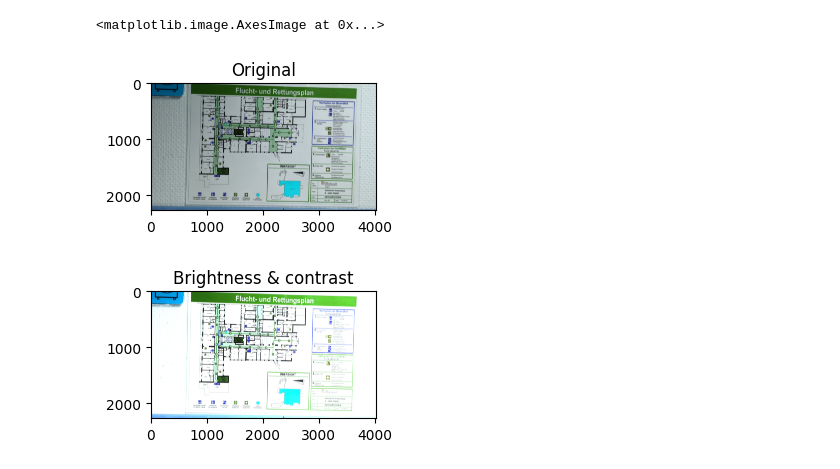
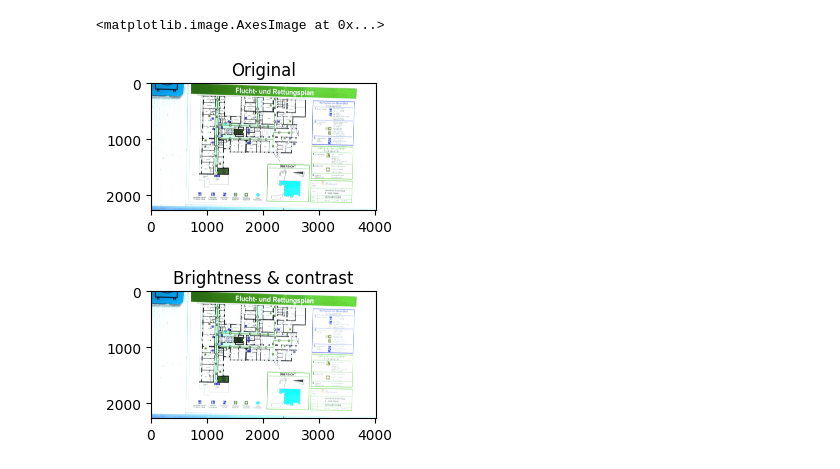
Before and after one commit to Robast-GmbH/Robast-Robot-Monorepo, a Jupyter notebook: src/preprocessing/py/map_cleaner/enhance_images.ipynb, the cells around one changed output. Drawn from its saved outputs; the diff is of its cells as text; code cells hidden in the pictures.

```diff
--- a/src/preprocessing/py/map_cleaner/enhance_images.ipynb
+++ b/src/preprocessing/py/map_cleaner/enhance_images.ipynb
@@ -7,12 +6,12 @@ import numpy as np
 from scipy import spatial
 # %%
-image = cv2.imread('PXL_20211206_115334751.jpg')
+image = cv2.imread('modified_image.jpg')
 plt.subplot(1, 2, 1)
 plt.title("Original")
 plt.imshow(image)
 # %% [output]
 <matplotlib.image.AxesImage at 0x...>
-[figure, old version]
+[figure, new version]
 # %%
 brightness = 1
 # Adjusts the contrast by scaling the pixel values by 2.3
```
Also changed, not shown: parts of 6 cells of this notebook.
